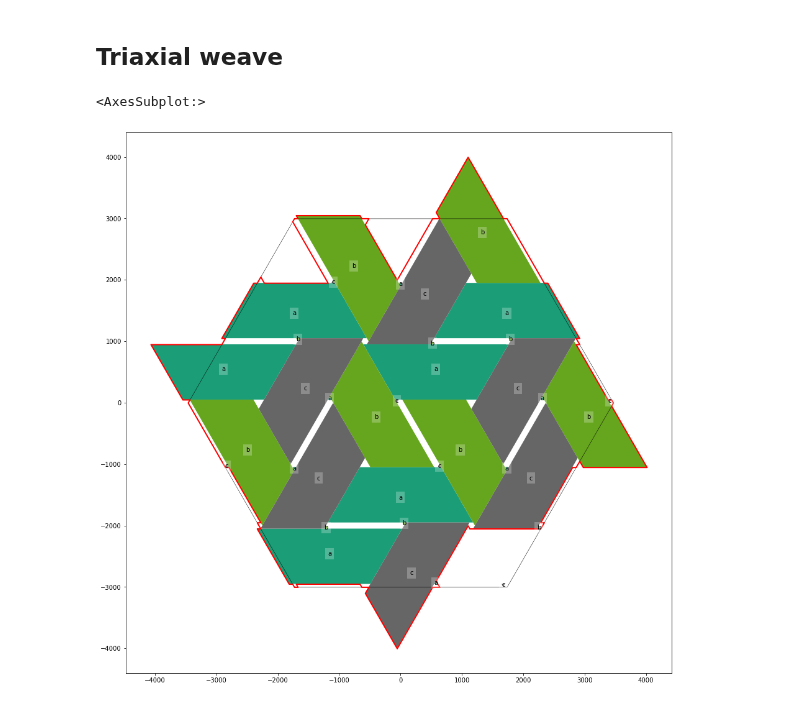
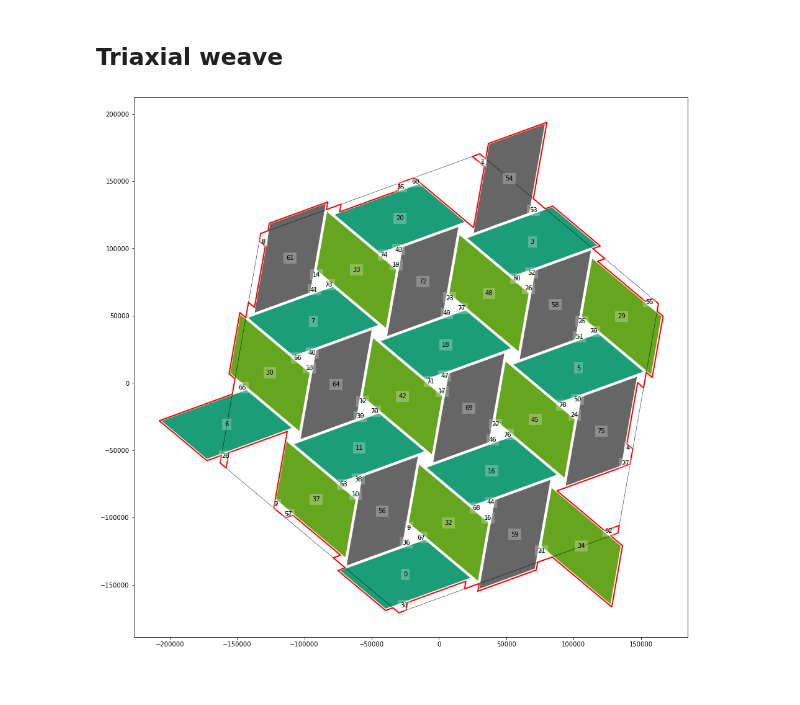
Before and after one commit to DOSull/weaving-space, a Jupyter notebook: debug-triaxial-weave-units.ipynb, the cells around one changed output. Cells and saved outputs as stored; diff of their text form; code cells hidden in the pictures.

```diff
--- a/debug-triaxial-weave-units.ipynb
+++ b/debug-triaxial-weave-units.ipynb
@@ -17,12 +17,12 @@ ak = gpd.read_file("data/imd-auckland-2018.gpkg")
 ## Triaxial weave
 # %%
 w2_a1 = WeaveUnit(
-  weave_type = "cube", spacing = 1000, aspect = .9,
-  strands = "aa-|b-b|-cc", crs = ak.crs)
+  weave_type = "cube", spacing = 50000, aspect = .8,
+  strands = "a|b|c", crs = ak.crs).transform_rotate(20).inset_elements(1000)
 # w2_a09 = WeaveUnit(weave_type = "cube", spacing = 100, aspect = .9,
 #                   strands = "a|b|c", crs = ak.crs, debug = True)
 # %%
-w2_a1.plot(r = 0, figsize = (16, 16), show_reg_tile = True)
+ax = w2_a1.plot(r = 0, figsize = (16, 16), show_reg_tile = True,
+                show_ids = "id")
 # %% [output]
-<AxesSubplot:>
-[figure, old version]
+[figure, new version]
```
Also changed, not shown: parts of 1 cell of this notebook, 2 other files.
